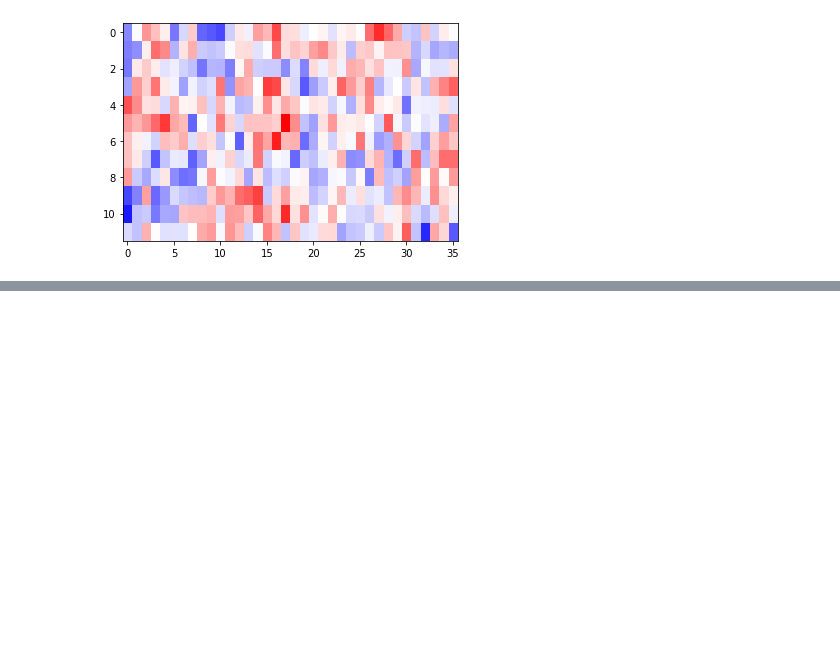
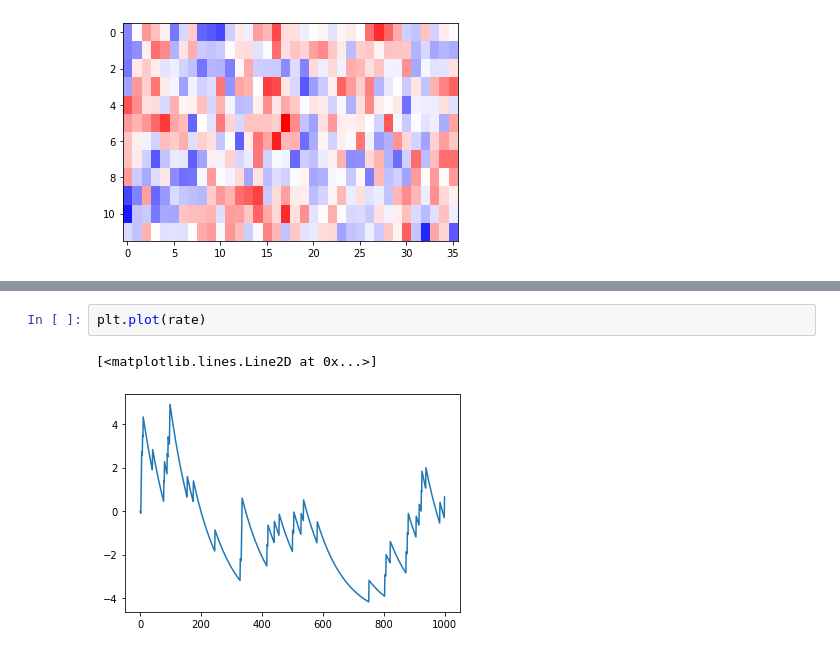
Before and after one commit to mariakesa/neuromatch2020, a Jupyter notebook: NeuroMatchNotebook.ipynb, the cells around one changed output, grey strips where cells are left out. Drawn from its saved outputs; the diff is of its cells as text; blank space fills up the shorter version.

```diff
--- a/NeuroMatchNotebook.ipynb
+++ b/NeuroMatchNotebook.ipynb
@@ -221,0 +295,5 @@ plt.imshow(rf, aspect='auto', cmap = 'bwr', vmin = -rfmax, vmax = rfmax)
+# %%
+plt.plot(rate)
+# %% [output]
+[<matplotlib.lines.Line2D at 0x...>]
+[figure, added]
```
Also changed, not shown: parts of 4 cells of this notebook.
